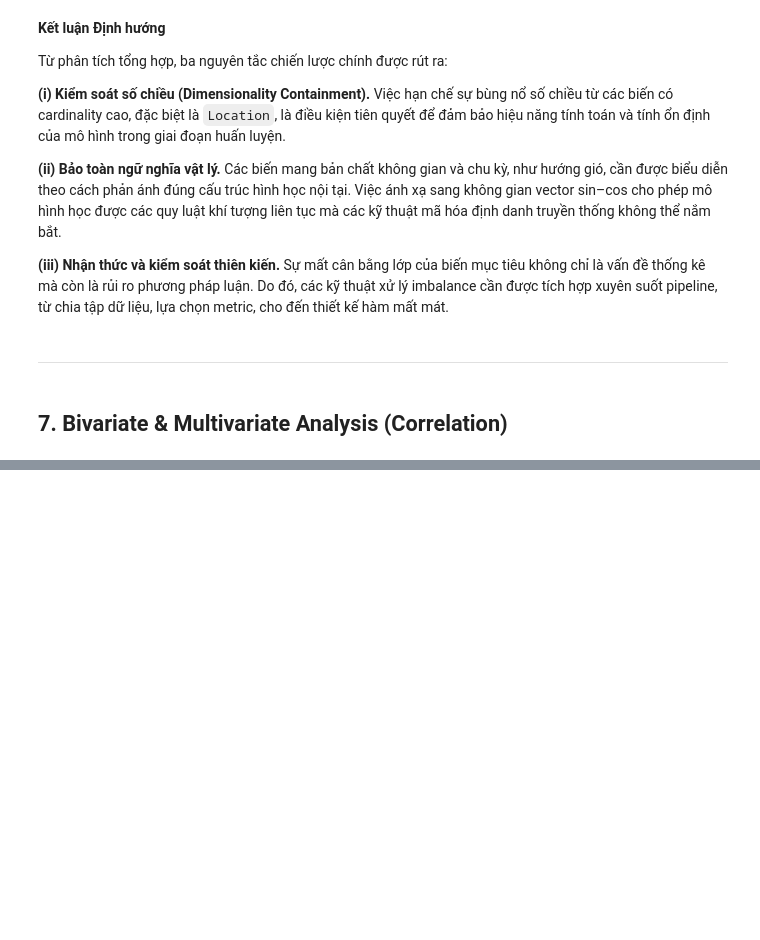
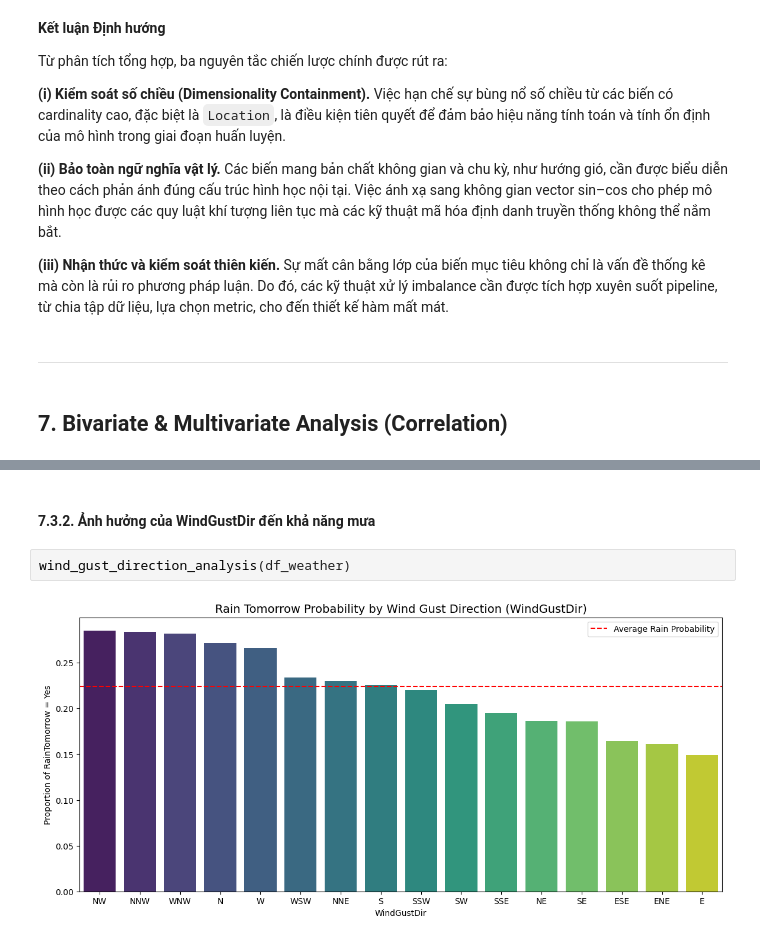
Before and after one commit to ThanhChuong12/Prog4DS-Final-Project, a Jupyter notebook: notebooks/02_data_exploration.ipynb, the cells around one changed output, grey strips where cells are left out. Cells and saved outputs as stored; diff of their text form; blank space fills up the shorter version.

```diff
--- a/notebooks/02_data_exploration.ipynb
+++ b/notebooks/02_data_exploration.ipynb
@@ -1427,0 +1474,6 @@ Outliers: Capping hay giữ nguyên (vì bão là sự thật)?
+# %% [markdown]
+#### **7.3.2. Ảnh hưởng của WindGustDir đến khả năng mưa**
+# %%
+wind_gust_direction_analysis(df_weather)
+# %% [output]
+[figure, added]
```
Also changed, not shown: parts of 36 cells of this notebook.
